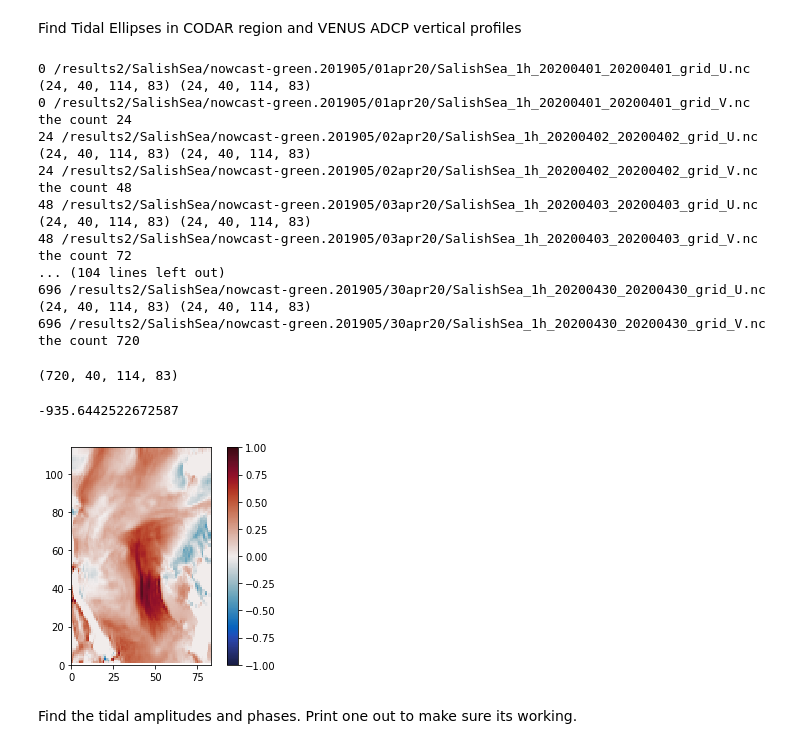
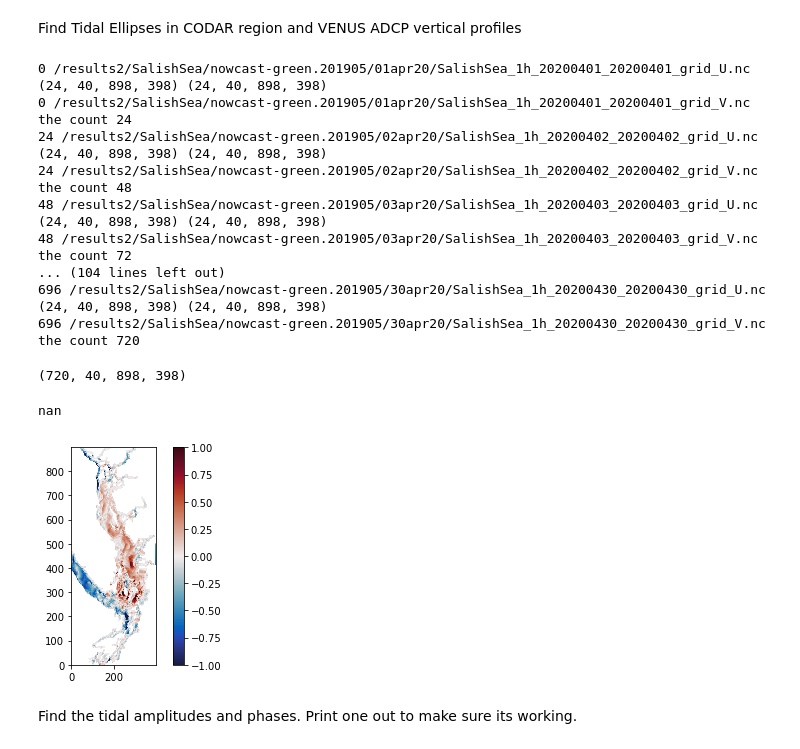
Before and after one commit to SalishSeaCast/analysis-shared, a Jupyter notebook: compare_tides/Ellipses-201905.ipynb, the cells around one changed output. Saved outputs shown, nothing was run; the diff lists cells and outputs as text; code cells hidden in the pictures.

Commit message:
Update Ellipses 201905 to show whole domain

```diff
--- a/compare_tides/Ellipses-201905.ipynb
+++ b/compare_tides/Ellipses-201905.ipynb
@@ -21,4 +21,6 @@ grid = xr.open_dataset('../../../grid/bathymetry_201702.nc')
 grid_lats = grid["nav_lat"][:]
 grid_lons = grid["nav_lon"][:]
 grid_bathy = grid["Bathymetry"][:]
+mesh = xr.open_dataset('../../../grid/mesh_mask201702.nc')
+tmask = 1 - mesh.tmask[0, 0]
 # %%
@@ -25,4 +28,7 @@ grid_bathy = grid["Bathymetry"][:]
 imin = 379; imax = 493; jmin = 238; jmax=321; ndays = 30
+# %%
+# Whole Domain
+imin = 0; imax = 898; jmin = 0; jmax = 398; ndays = 30
 # %%
 vvel = np.zeros((ndays*24, 40, imax-imin, jmax-jmin)); uvel =np.zeros_like(vvel)
 DIRECTORY = '/results2/SalishSea/nowcast-green.201905/'
@@ -42,36 +48,36 @@ for filename in sorted(glob.glob(os.path.join(DIRECTORY, '??apr20/SalishSea_1h*_
     fn.close()
 # %% [output]
 0 /results2/SalishSea/nowcast-green.201905/01apr20/SalishSea_1h_20200401_20200401_grid_U.nc
-(24, 40, 114, 83) (24, 40, 114, 83)
+(24, 40, 898, 398) (24, 40, 898, 398)
 0 /results2/SalishSea/nowcast-green.201905/01apr20/SalishSea_1h_20200401_20200401_grid_V.nc
 the count 24
 24 /results2/SalishSea/nowcast-green.201905/02apr20/SalishSea_1h_20200402_20200402_grid_U.nc
-(24, 40, 114, 83) (24, 40, 114, 83)
+(24, 40, 898, 398) (24, 40, 898, 398)
 24 /results2/SalishSea/nowcast-green.201905/02apr20/SalishSea_1h_20200402_20200402_grid_V.nc
 the count 48
 48 /results2/SalishSea/nowcast-green.201905/03apr20/SalishSea_1h_20200403_20200403_grid_U.nc
-(24, 40, 114, 83) (24, 40, 114, 83)
+(24, 40, 898, 398) (24, 40, 898, 398)
 48 /results2/SalishSea/nowcast-green.201905/03apr20/SalishSea_1h_20200403_20200403_grid_V.nc
 the count 72
 ... (104 lines left out)
 696 /results2/SalishSea/nowcast-green.201905/30apr20/SalishSea_1h_20200430_20200430_grid_U.nc
-(24, 40, 114, 83) (24, 40, 114, 83)
+(24, 40, 898, 398) (24, 40, 898, 398)
 696 /results2/SalishSea/nowcast-green.201905/30apr20/SalishSea_1h_20200430_20200430_grid_V.nc
 the count 720
 # %%
 print (uvel.shape)
 # %% [output]
-(720, 40, 114, 83)
+(720, 40, 898, 398)
 # %%
 # Just a quick plot to check things are approximately reasonable
 fig, ax = plt.subplots(1, 1)
-mesh = ax.pcolormesh(vvel[28, 0], cmap=cm.balance, vmax=1, vmin=-1)
+mesh = ax.pcolormesh(np.ma.array(vvel[28, 0], mask=tmask), cmap=cm.balance, vmax=1, vmin=-1)
 fig.colorbar(mesh)
 viz_tools.set_aspect(ax)
 print (uvel[ndays*24-4, 0, :, 1:].sum())
 # %% [output]
--935.6442522672587
+nan
-[figure, old version]
+[figure, new version]
 # %%
 thesize = [uvel.shape[2], uvel.shape[3]]
 # Initialize the Tide Information
```
Also changed, not shown: parts of 9 cells of this notebook.
